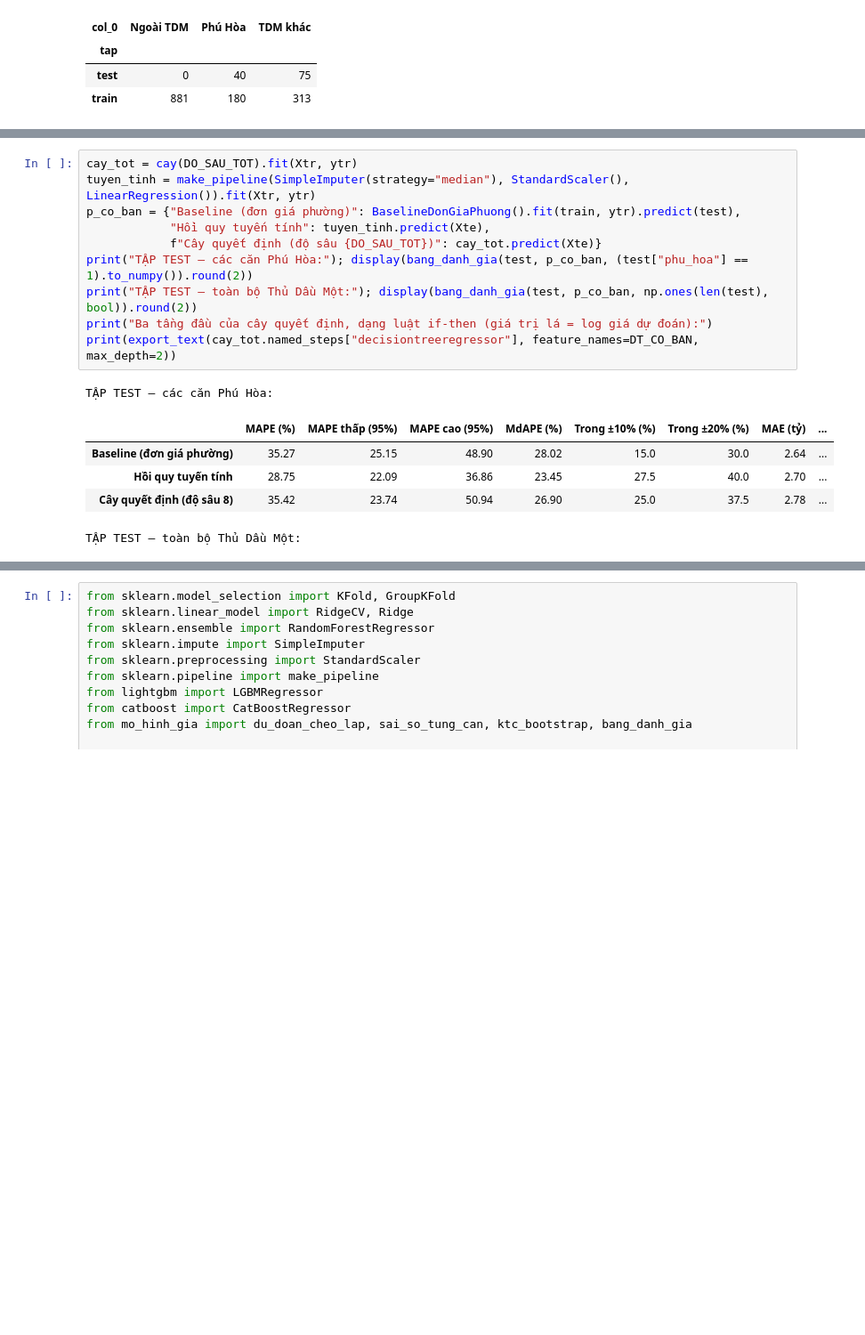
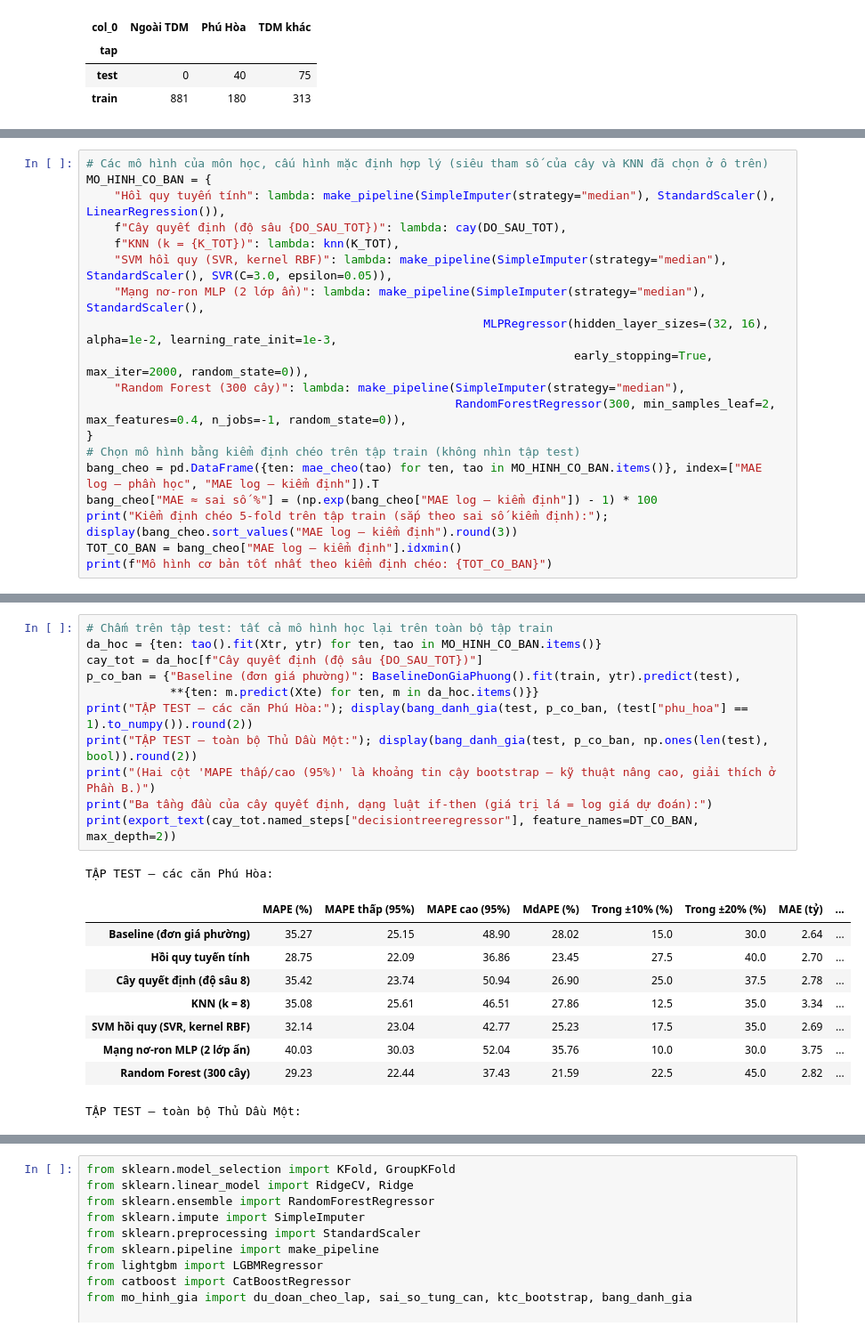
Before and after one commit to 2324801030095-cloud/Project_Du-doan-gia-nha, a Jupyter notebook: notebooks/2324801030095.ipynb, the cells around one changed output, grey strips where cells are left out. Shown at 89% size. Drawn from its saved outputs; the diff is of its cells as text; blank space fills up the shorter version.

```diff
--- a/notebooks/2324801030095.ipynb
+++ b/notebooks/2324801030095.ipynb
@@ -557,0 +618,19 @@ print(f"Độ sâu tốt nhất theo tập kiểm định: {DO_SAU_TOT}")
+# %%
+# Các mô hình của môn học, cấu hình mặc định hợp lý (siêu tham số của cây và KNN đã chọn ở ô trên)
+MO_HINH_CO_BAN = {
+    "Hồi quy tuyến tính": lambda: make_pipeline(SimpleImputer(strategy="median"), StandardScaler(), LinearRegression()),
+    f"Cây quyết định (độ sâu {DO_SAU_TOT})": lambda: cay(DO_SAU_TOT),
+    f"KNN (k = {K_TOT})": lambda: knn(K_TOT),
+    "SVM hồi quy (SVR, kernel RBF)": lambda: make_pipeline(SimpleImputer(strategy="median"), StandardScaler(), SVR(C=3.0, epsilon=0.05)),
+    "Mạng nơ-ron MLP (2 lớp ẩn)": lambda: make_pipeline(SimpleImputer(strategy="median"), StandardScaler(),
+                                                         MLPRegressor(hidden_layer_sizes=(32, 16), alpha=1e-2, learning_rate_init=1e-3,
+                                                                      early_stopping=True, max_iter=2000, random_state=0)),
+    "Random Forest (300 cây)": lambda: make_pipeline(SimpleImputer(strategy="median"),
+                                                     RandomForestRegressor(300, min_samples_leaf=2, max_features=0.4, n_jobs=-1, random_state=0)),
+}
+# Chọn mô hình bằng kiểm định chéo trên tập train (không nhìn tập test)
+bang_cheo = pd.DataFrame({ten: mae_cheo(tao) for ten, tao in MO_HINH_CO_BAN.items()}, index=["MAE log – phần học", "MAE log – kiểm định"]).T
+bang_cheo["MAE ≈ sai số %"] = (np.exp(bang_cheo["MAE log – kiểm định"]) - 1) * 100
+print("Kiểm định chéo 5-fold trên tập train (sắp theo sai số kiểm định):"); display(bang_cheo.sort_values("MAE log – kiểm định").round(3))
+TOT_CO_BAN = bang_cheo["MAE log – kiểm định"].idxmin()
+print(f"Mô hình cơ bản tốt nhất theo kiểm định chéo: {TOT_CO_BAN}")
@@ -558,19 +647,24 @@ print(f"Độ sâu tốt nhất theo tập kiểm định: {DO_SAU_TOT}")
 # %%
-cay_tot = cay(DO_SAU_TOT).fit(Xtr, ytr)
-tuyen_tinh = make_pipeline(SimpleImputer(strategy="median"), StandardScaler(), LinearRegression()).fit(Xtr, ytr)
+# Chấm trên tập test: tất cả mô hình học lại trên toàn bộ tập train
+da_hoc = {ten: tao().fit(Xtr, ytr) for ten, tao in MO_HINH_CO_BAN.items()}
+cay_tot = da_hoc[f"Cây quyết định (độ sâu {DO_SAU_TOT})"]
 p_co_ban = {"Baseline (đơn giá phường)": BaselineDonGiaPhuong().fit(train, ytr).predict(test),
-            "Hồi quy tuyến tính": tuyen_tinh.predict(Xte),
-            f"Cây quyết định (độ sâu {DO_SAU_TOT})": cay_tot.predict(Xte)}
+            **{ten: m.predict(Xte) for ten, m in da_hoc.items()}}
 print("TẬP TEST – các căn Phú Hòa:"); display(bang_danh_gia(test, p_co_ban, (test["phu_hoa"] == 1).to_numpy()).round(2))
 print("TẬP TEST – toàn bộ Thủ Dầu Một:"); display(bang_danh_gia(test, p_co_ban, np.ones(len(test), bool)).round(2))
+print("(Hai cột 'MAPE thấp/cao (95%)' là khoảng tin cậy bootstrap – kỹ thuật nâng cao, giải thích ở Phần B.)")
 print("Ba tầng đầu của cây quyết định, dạng luật if-then (giá trị lá = log giá dự đoán):")
 print(export_text(cay_tot.named_steps["decisiontreeregressor"], feature_names=DT_CO_BAN, max_depth=2))
 # %% [output]
 TẬP TEST – các căn Phú Hòa:
 |  | MAPE (%) | MAPE thấp (95%) | MAPE cao (95%) | MdAPE (%) | Trong ±10% (%) | Trong ±20% (%) | MAE (tỷ) | ... |
 | Baseline (đơn giá phường) | 35.27 | 25.15 | 48.90 | 28.02 | 15.0 | 30.0 | 2.64 | ... |
 | Hồi quy tuyến tính | 28.75 | 22.09 | 36.86 | 23.45 | 27.5 | 40.0 | 2.70 | ... |
 | Cây quyết định (độ sâu 8) | 35.42 | 23.74 | 50.94 | 26.90 | 25.0 | 37.5 | 2.78 | ... |
+| KNN (k = 8) | 35.08 | 25.61 | 46.51 | 27.86 | 12.5 | 35.0 | 3.34 | ... |
+| SVM hồi quy (SVR, kernel RBF) | 32.14 | 23.04 | 42.77 | 25.23 | 17.5 | 35.0 | 2.69 | ... |
+| Mạng nơ-ron MLP (2 lớp ẩn) | 40.03 | 30.03 | 52.04 | 35.76 | 10.0 | 30.0 | 3.75 | ... |
+| Random Forest (300 cây) | 29.23 | 22.44 | 37.43 | 21.59 | 22.5 | 45.0 | 2.82 | ... |
 TẬP TEST – toàn bộ Thủ Dầu Một:
 |  | MAPE (%) | MAPE thấp (95%) | MAPE cao (95%) | MdAPE (%) | Trong ±10% (%) | Trong ±20% (%) | MAE (tỷ) | ... |
 | Baseline (đơn giá phường) | 36.97 | 29.85 | 45.03 | 29.93 | 14.78 | 31.30 | 2.17 | ... |
```
Also changed, not shown: parts of 14 cells of this notebook, 15 other files.
